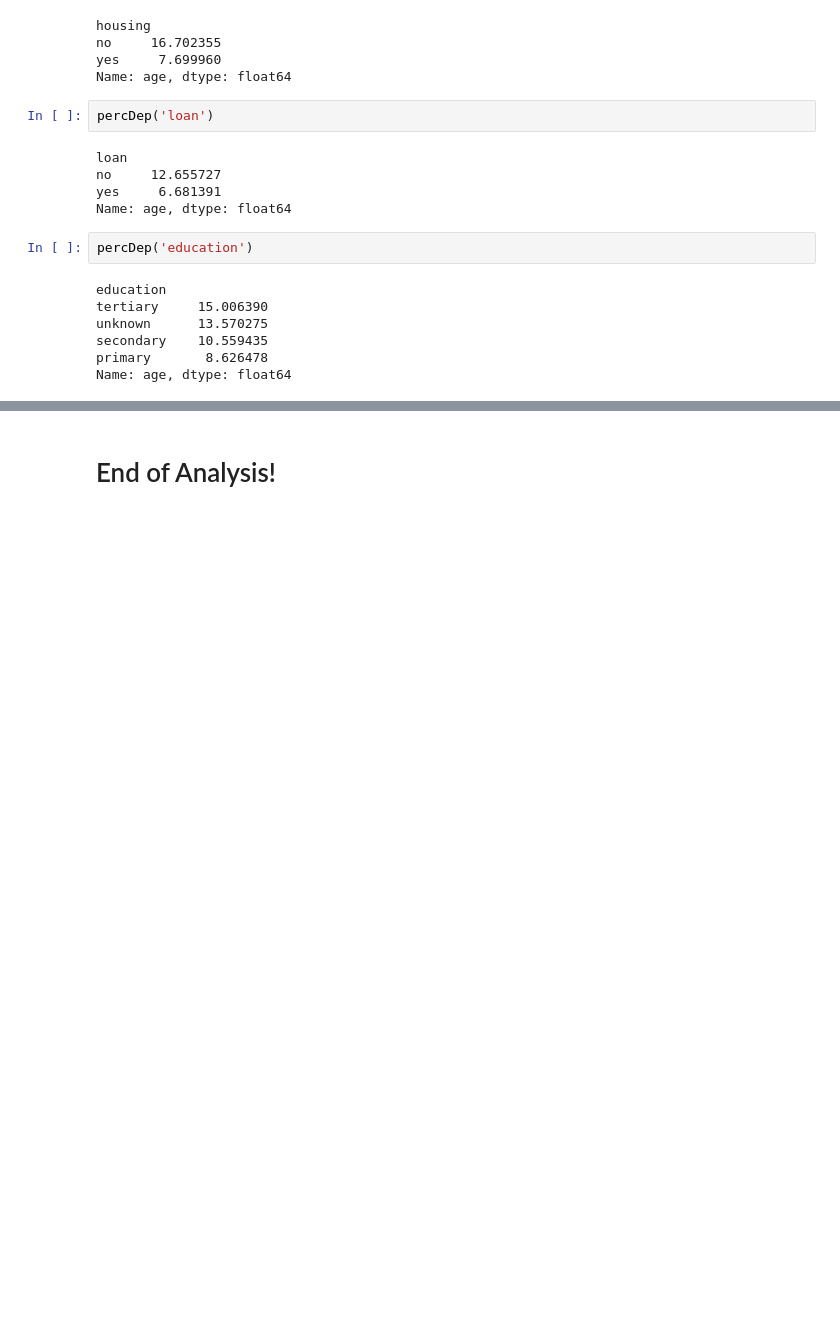
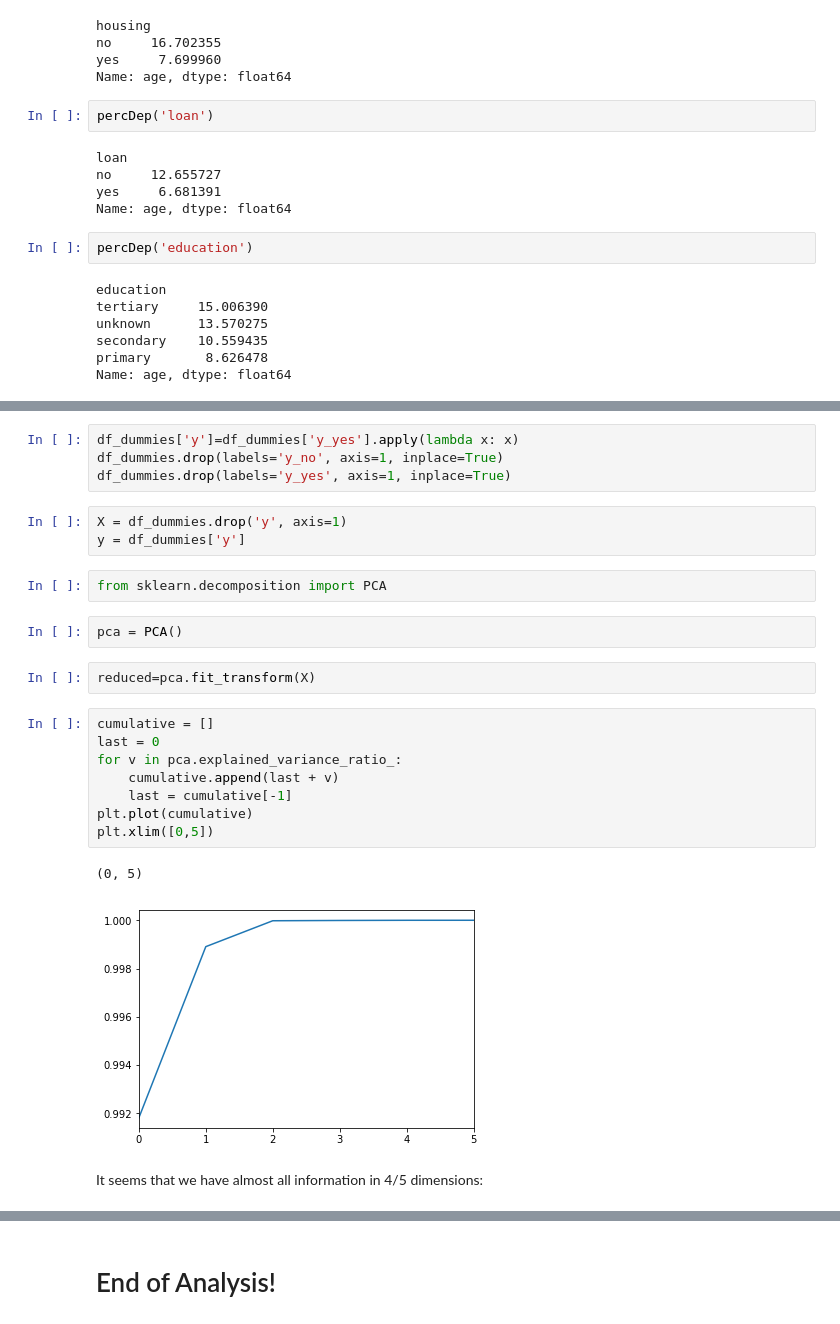
Before and after one commit to giorbernal/dsbase, a Jupyter notebook: analytics/deposit.ipynb, the cells around one changed output, grey strips where cells are left out. Cells and saved outputs as stored; diff of their text form; blank space fills up the shorter version.

```diff
--- a/analytics/deposit.ipynb
+++ b/analytics/deposit.ipynb
@@ -114,0 +119,26 @@ Name: age, dtype: float64
+# %%
+df_dummies['y']=df_dummies['y_yes'].apply(lambda x: x)
+df_dummies.drop(labels='y_no', axis=1, inplace=True)
+df_dummies.drop(labels='y_yes', axis=1, inplace=True)
+# %%
+X = df_dummies.drop('y', axis=1)
+y = df_dummies['y']
+# %%
+from sklearn.decomposition import PCA
+# %%
+pca = PCA()
+# %%
+reduced=pca.fit_transform(X)
+# %%
+cumulative = []
+last = 0
+for v in pca.explained_variance_ratio_:
+    cumulative.append(last + v)
+    last = cumulative[-1]
+plt.plot(cumulative)
+plt.xlim([0,5])
+# %% [output]
+(0, 5)
+[figure, added]
+# %% [markdown]
+It seems that we have almost all information in 4/5 dimensions:
```
Also changed, not shown: parts of 9 cells of this notebook.
